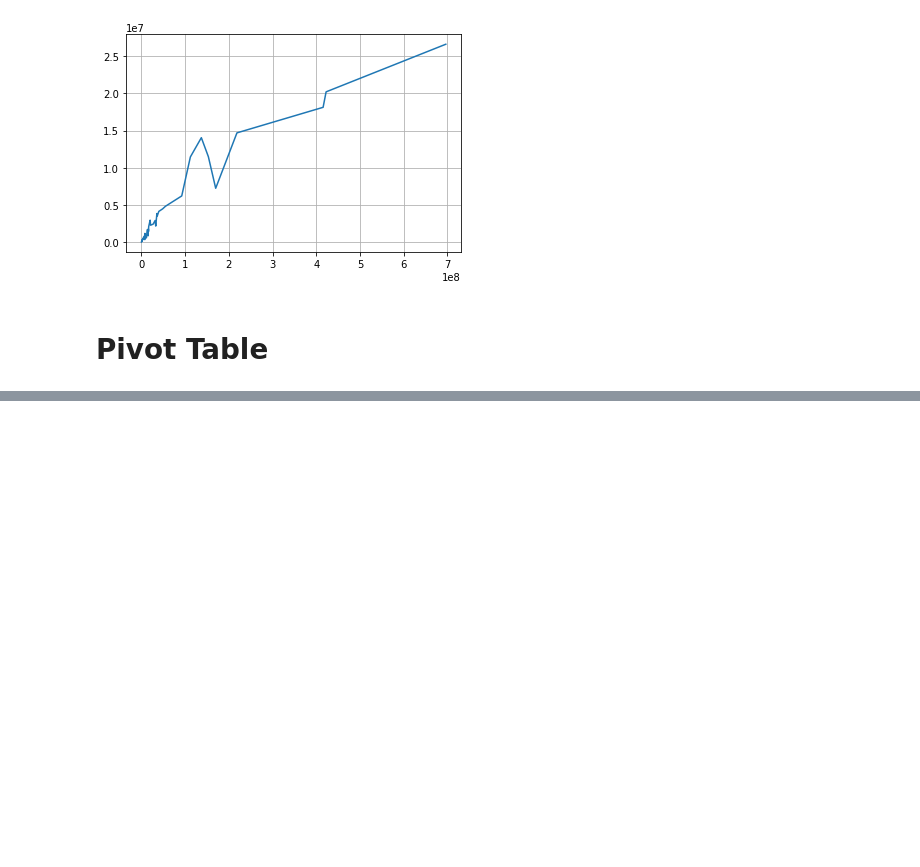
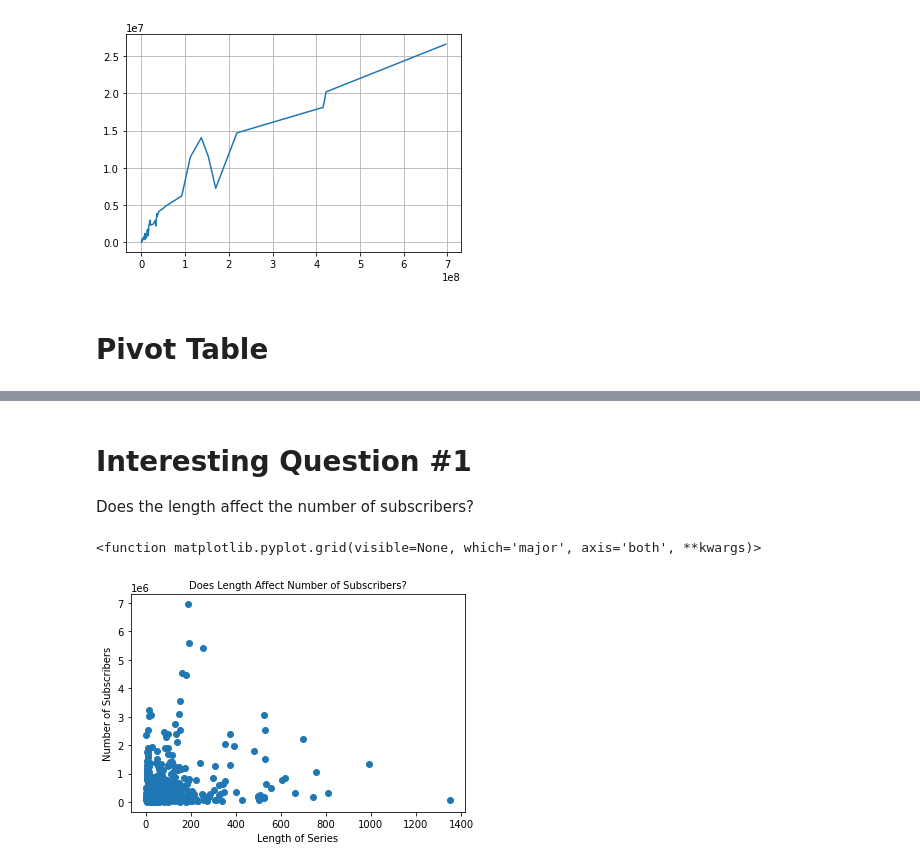
Before and after one commit to JohnLervandal/CS103A-CPA01, a Jupyter notebook: CPA01.ipynb, the cells around one changed output, grey strips where cells are left out. Saved outputs shown, nothing was run; the diff lists cells and outputs as text; code cells hidden in the pictures; blank space fills up the shorter version.

```diff
--- a/CPA01.ipynb
+++ b/CPA01.ipynb
@@ -134,0 +163,13 @@ NameError: name 'plit' is not defined
+# %% [markdown]
+<h1>Interesting Question #1</h1>
+
+Does the length affect the number of subscribers?
+# %%
+plt.scatter(df["length"], df["subscribers"])
+plt.xlabel("Length of Series")
+plt.ylabel("Number of Subscribers")
+plt.title("Does Length Affect Number of Subscribers?", fontsize=10)
+plt.grid
+# %% [output]
+<function matplotlib.pyplot.grid(visible=None, which='major', axis='both', **kwargs)>
+[figure, added]
```
Also changed, not shown: parts of 9 cells of this notebook.
